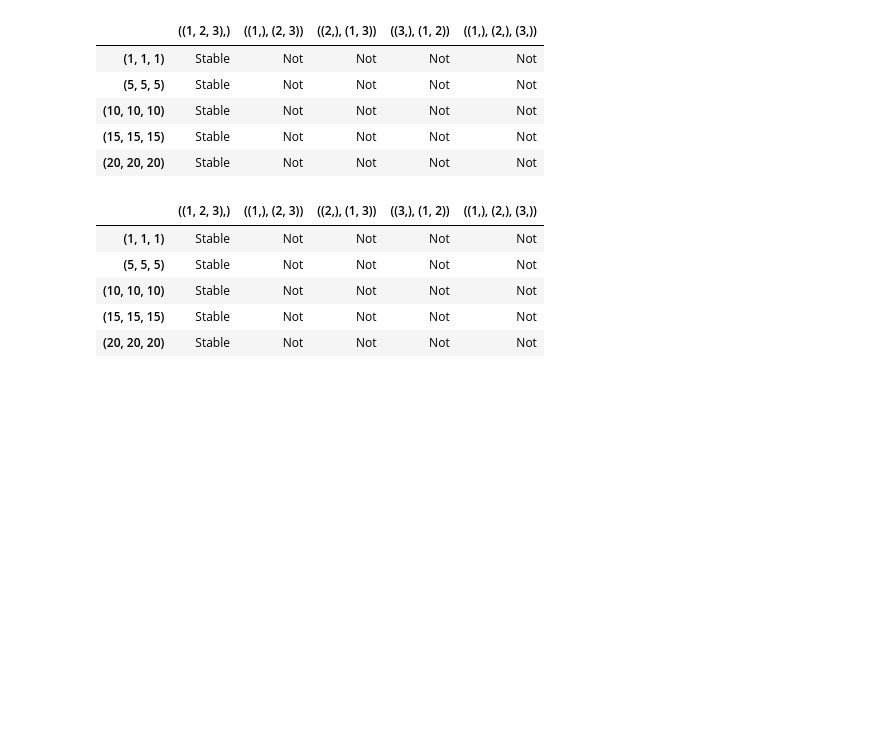
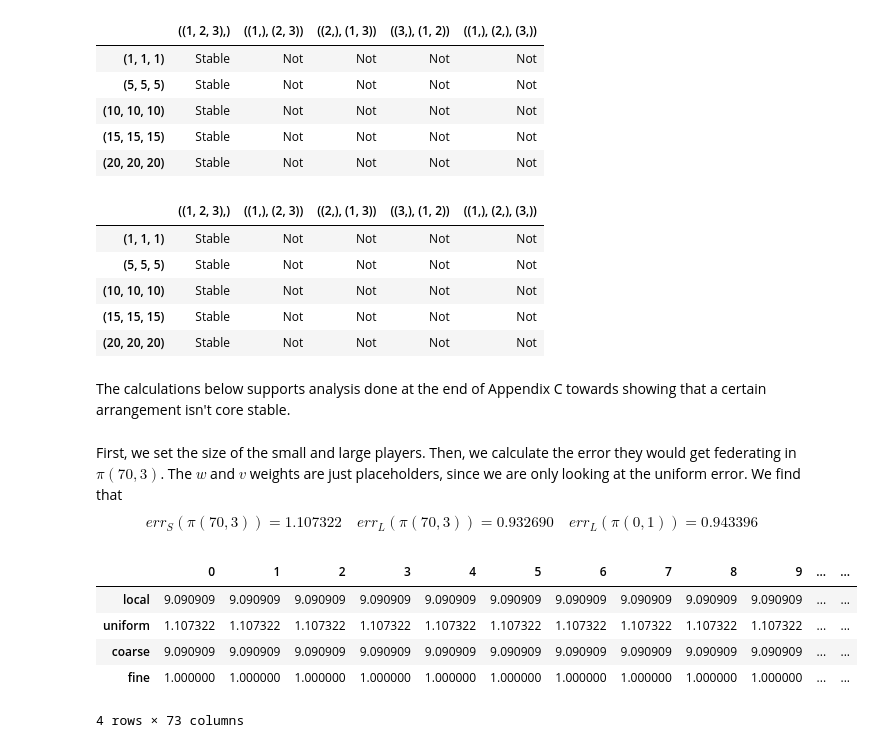
Before and after one commit to kpdonahue/model_sharing_games, a Jupyter notebook: 03_calculate_stability.ipynb, the cells around one changed output. Drawn from its saved outputs; the diff is of its cells as text; code cells hidden in the pictures; blank space fills up the shorter version.

```diff
--- a/03_calculate_stability.ipynb
+++ b/03_calculate_stability.ipynb
@@ -432,3 +432,20 @@ calc_stability(fed_strat = 'fine', stability = 'core', n_tuples_list = n_tuples_
 | (10, 10, 10) | Stable | Not | Not | Not | Not |
 | (15, 15, 15) | Stable | Not | Not | Not | Not |
 | (20, 20, 20) | Stable | Not | Not | Not | Not |
+# %% [markdown]
+The calculations below supports analysis done at the end of Appendix C towards showing that a certain arrangement isn't core stable.
+# %% [markdown]
+First, we set the size of the small and large players. Then, we calculate the error they would get federating in $\pi(70, 3)$. The $w$ and $v$ weights are just placeholders, since we are only looking at the uniform error. We find that
+$$err_S(\pi(70, 3)) = 1.107322 \quad  err_L(\pi(70, 3)) = 0.932690 \quad err_L(\pi(0, 1)) = 0.943396$$
+# %%
+ns = 11
+nl = 106
+# %%
+calculate_means(var = 1, mue = 100, n_list = [ns] * 70 + [nl] * 3, w_list = [1] * 73, v_mat = [[0] * 73]*73)
+# %% [output]
+|  | 0 | 1 | 2 | 3 | 4 | 5 | 6 | 7 | 8 | 9 | ... | ... |
+| local | 9.090909 | 9.090909 | 9.090909 | 9.090909 | 9.090909 | 9.090909 | 9.090909 | 9.090909 | 9.090909 | 9.090909 | ... | ... |
+| uniform | 1.107322 | 1.107322 | 1.107322 | 1.107322 | 1.107322 | 1.107322 | 1.107322 | 1.107322 | 1.107322 | 1.107322 | ... | ... |
+| coarse | 9.090909 | 9.090909 | 9.090909 | 9.090909 | 9.090909 | 9.090909 | 9.090909 | 9.090909 | 9.090909 | 9.090909 | ... | ... |
+| fine | 1.000000 | 1.000000 | 1.000000 | 1.000000 | 1.000000 | 1.000000 | 1.000000 | 1.000000 | 1.000000 | 1.000000 | ... | ... |
+4 rows × 73 columns
```
Also changed, not shown: parts of 6 cells of this notebook.
